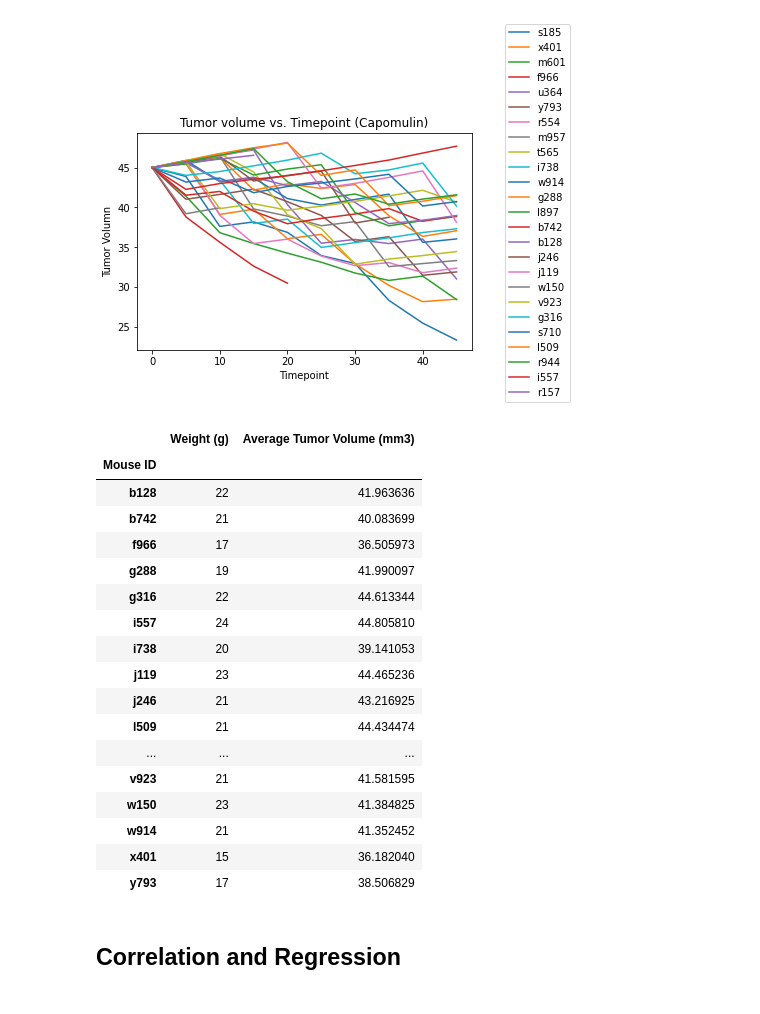
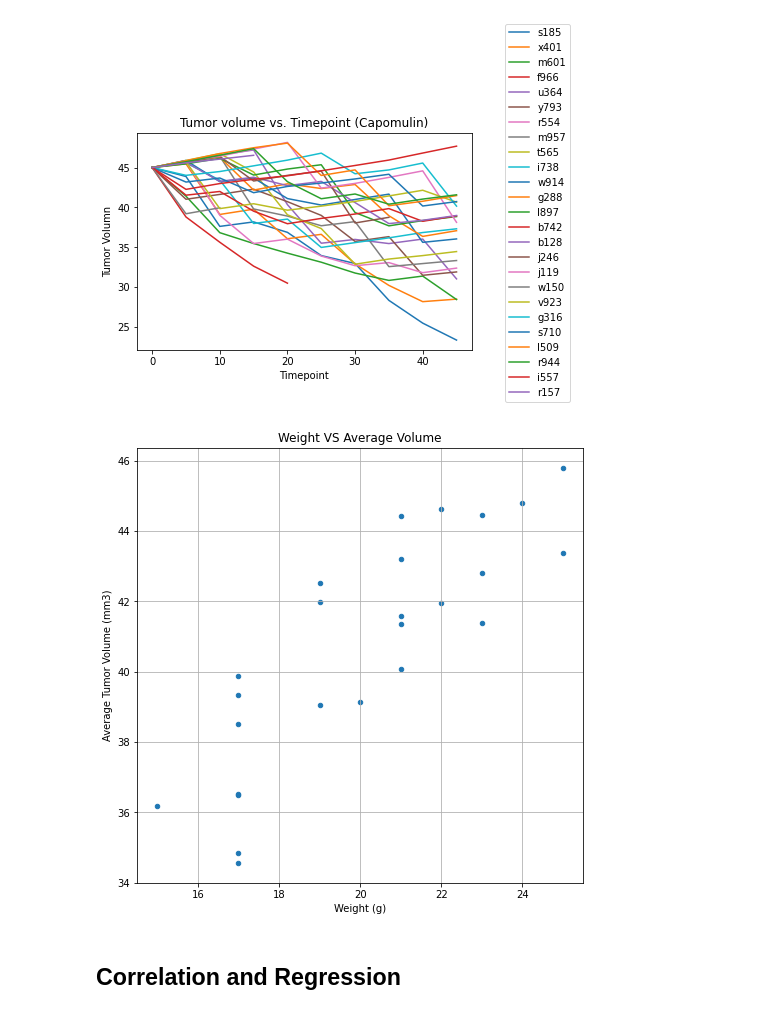
Before and after one commit to lovenalee/Matplotlib---challenge, a Jupyter notebook: pymaceuticals_starter.ipynb, the cells around one changed output. Cells and saved outputs as stored; diff of their text form; code cells hidden in the pictures.

```diff
--- a/pymaceuticals_starter.ipynb
+++ b/pymaceuticals_starter.ipynb
@@ -359,29 +359,14 @@ plt.legend(bbox_to_anchor=(1.1, 1.5), loc='upper left', borderaxespad=0.)
 # %%
 # Generate a scatter plot of average tumor volume vs. mouse weight for the Capomulin regimen
 group_by_mouse = Capomulin_df.groupby(["Mouse ID"])
 weight_vs_volume_df = group_by_mouse[["Weight (g)", "Tumor Volume (mm3)"]]
 mean_df = weight_vs_volume_df.mean()
 mean_df = mean_df.rename(columns = {"Tumor Volume (mm3)": "Average Tumor Volume (mm3)"})
-mean_df
+mean_df.plot(kind="scatter", x="Weight (g)", y="Average Tumor Volume (mm3)", grid=True, figsize=(8,8),
+              title="Weight VS Average Volume")
+plt.show()
 # %% [output]
-|  | Weight (g) | Average Tumor Volume (mm3) |
-| Mouse ID |  |  |
-| b128 | 22 | 41.963636 |
-| b742 | 21 | 40.083699 |
-| f966 | 17 | 36.505973 |
-| g288 | 19 | 41.990097 |
-| g316 | 22 | 44.613344 |
-| i557 | 24 | 44.805810 |
-| i738 | 20 | 39.141053 |
-| j119 | 23 | 44.465236 |
-| j246 | 21 | 43.216925 |
-| l509 | 21 | 44.434474 |
-| ... | ... | ... |
-| v923 | 21 | 41.581595 |
-| w150 | 23 | 41.384825 |
-| w914 | 21 | 41.352452 |
-| x401 | 15 | 36.182040 |
-| y793 | 17 | 38.506829 |
+[figure, added]
 # %% [markdown]
 ## Correlation and Regression
 # %%
```
Also changed, not shown: 3 other files.
